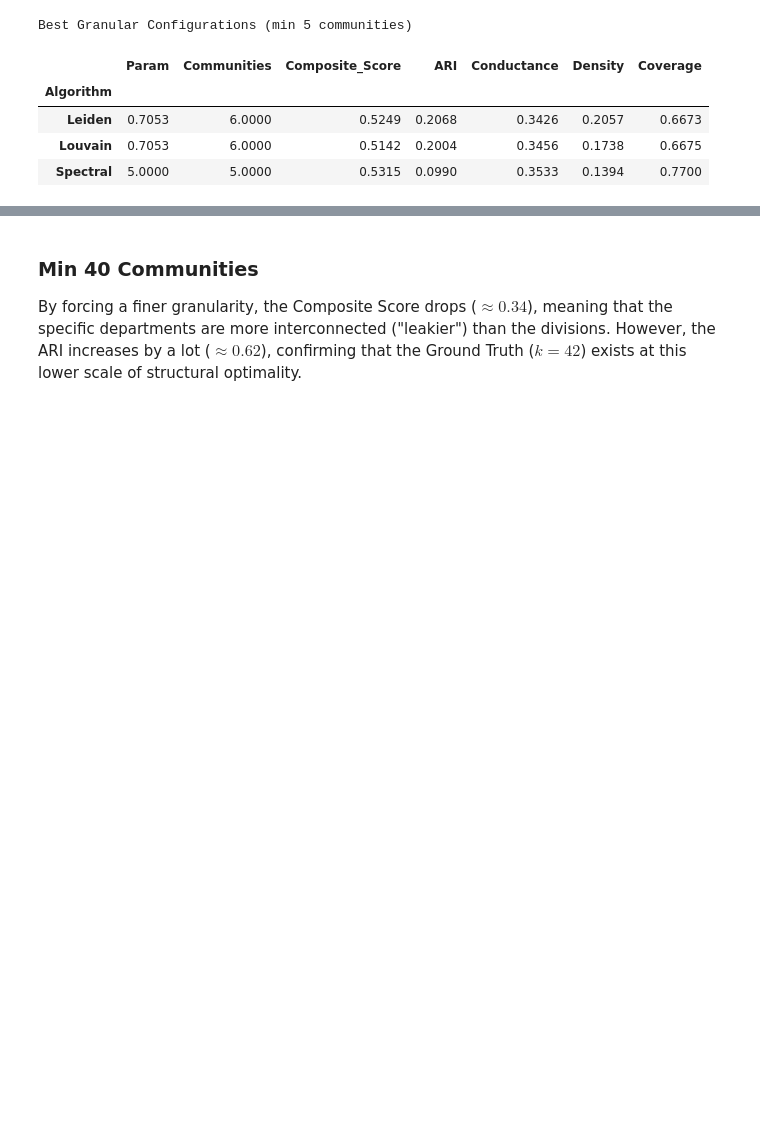
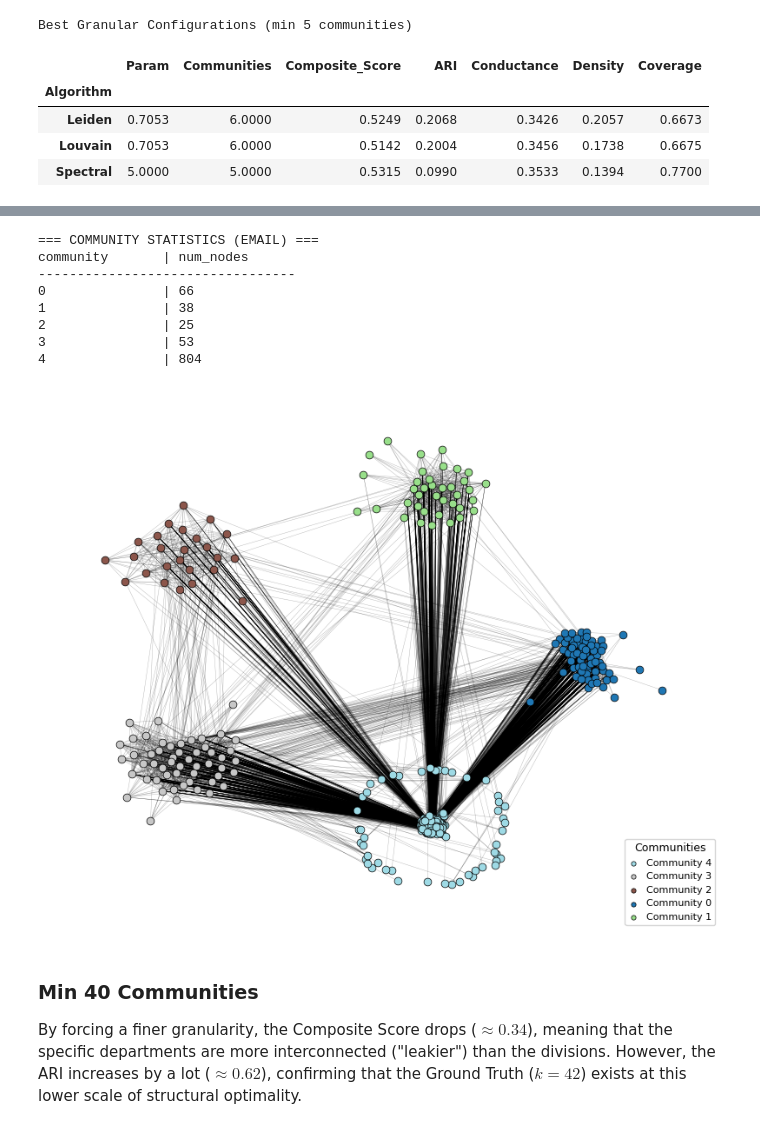
Before and after one commit to Carda01/community_detection, a Jupyter notebook: community_detection_measures_email-EU.ipynb, the cells around one changed output, grey strips where cells are left out. Drawn from its saved outputs; the diff is of its cells as text; code cells hidden in the pictures; blank space fills up the shorter version.

```diff
--- a/community_detection_measures_email-EU.ipynb
+++ b/community_detection_measures_email-EU.ipynb
@@ -247,3 +290,15 @@ Best Granular Configurations (min 5 communities)
+# %%
+visualize_communities(G, method="spectral", k=5, dataset_name="email", n_neighbors=20)
+# %% [output]
+=== COMMUNITY STATISTICS (EMAIL) ===
+community       | num_nodes
+---------------------------------
+0               | 66
+1               | 38
+2               | 25
+3               | 53
+4               | 804
+[figure, added]
 # %% [markdown]
 ### Min 40 Communities
 
```
Also changed, not shown: parts of 5 cells of this notebook, 1 other file.
